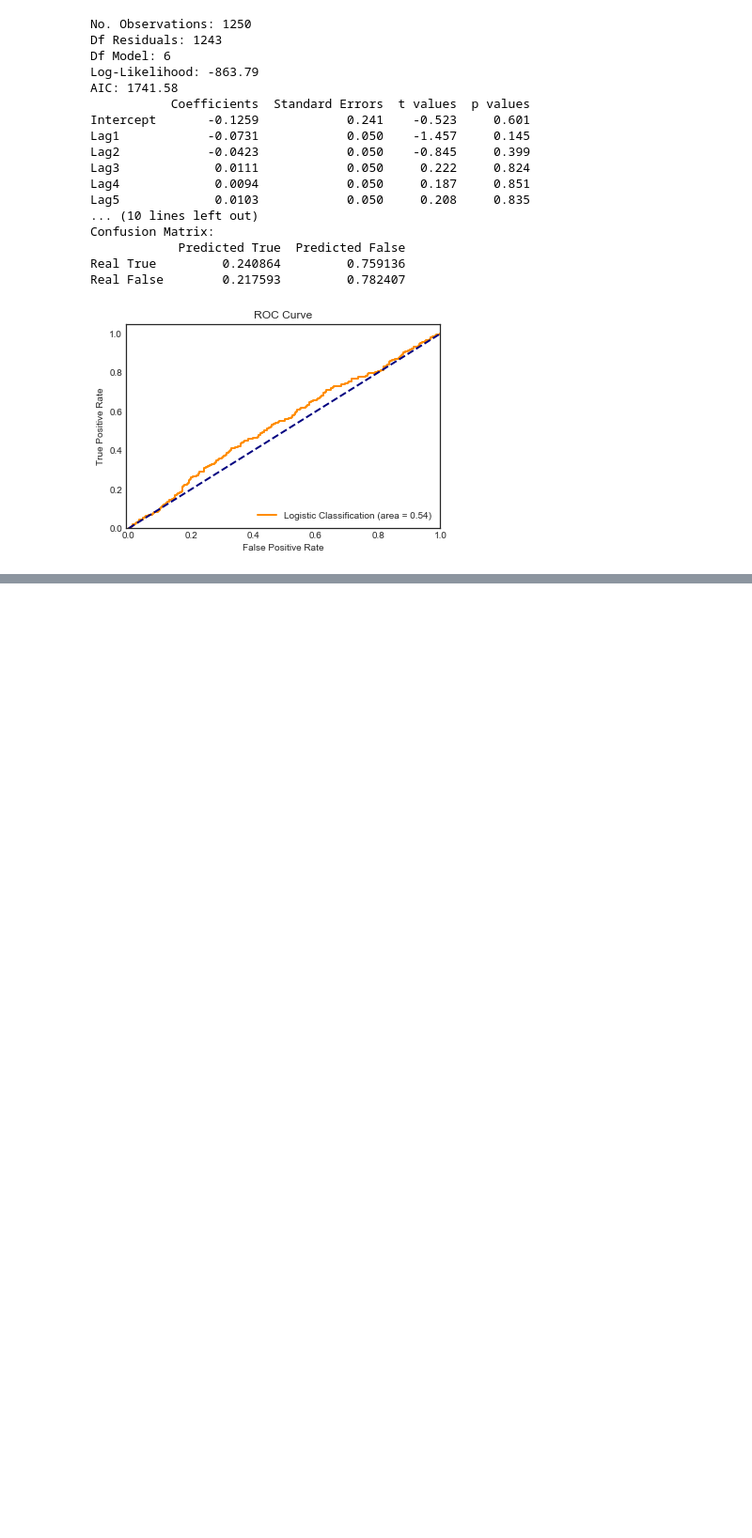
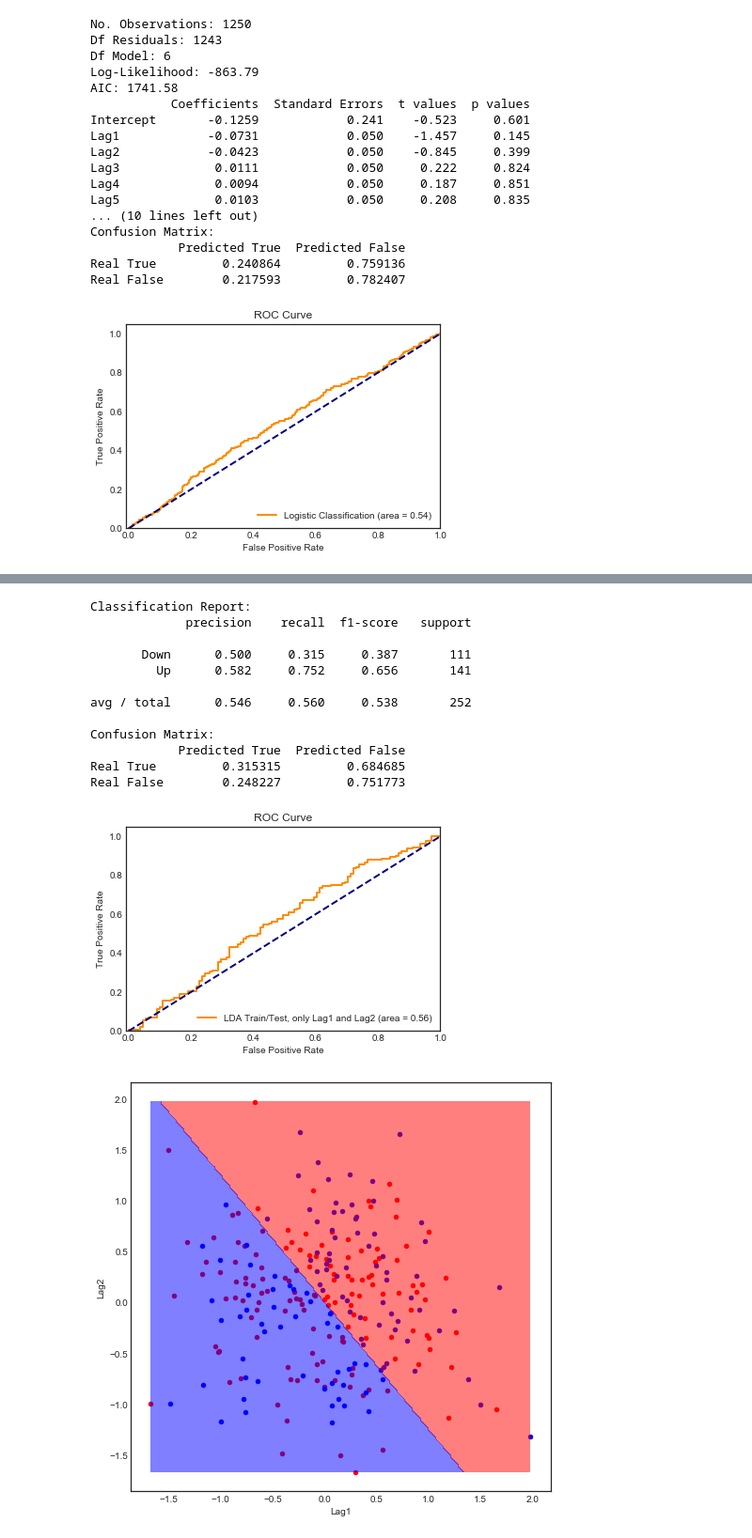
Before and after one commit to pedvide/ISLR_Python, a Jupyter notebook: Chapter4_classification.ipynb, the cells around one changed output, grey strips where cells are left out. Shown at 94% size. Cells and saved outputs as stored; diff of their text form; code cells hidden in the pictures; blank space fills up the shorter version.

```diff
--- a/Chapter4_classification.ipynb
+++ b/Chapter4_classification.ipynb
@@ -157,7 +157,7 @@ Optimization terminated successfully.
 # %% [markdown]
 # 4.4 Linear Discriminant Analysis
 # %%
-def plot_LDA(mean1=-2, mean2=1, mean3=2, sigma1=0.5, sigma2=0.5):
+def generate_LDA(mean1=-2, mean2=1, mean3=2, sigma1=0.5, sigma2=0.5):
     mean1 = mean1*np.array([1, 1])
     mean2 = mean2*np.array([1, 1])
     mean3 = mean3*np.array([1, -1])
@@ -575,0 +606,16 @@ Real False        0.687943         0.312057
+# %%
+# use only Lag1 and Lag2
+X_train = X_train[['Lag1','Lag2']]
+X_test = X_test[['Lag1','Lag2']]
+# %%
+lda = LinearDiscriminantAnalysis()
+lda.fit(X_train, y_train)
+print('Prior probabilities of groups: ')
+print(pd.DataFrame(data=lda.priors_.reshape((1,2)), columns=['Down', 'Up'], index=['']))
+print()
+print('Group means: ')
+print(pd.DataFrame(data=lda.means_, columns=X_train.columns, index=['Down', 'Up']))
+print()
+print('Coefficients of linear discriminant: ')
+print(pd.DataFrame(data=lda.scalings_, columns=['LDA1'], index=X_train.columns))
+print()
@@ -575,0 +636,19 @@ Real False        0.687943         0.312057
+# %%
+print_classification_statistics(lda, X_test, y_test, labels=['Down', 'Up'])
+plot_ROC(lda, X_test, y_test, label='LDA Train/Test, only Lag1 and Lag2')
+plot_LDA(lda, X_test, y_test)
+# %% [output]
+Classification Report:
+             precision    recall  f1-score   support
+
+       Down      0.500     0.315     0.387       111
+         Up      0.582     0.752     0.656       141
+
+avg / total      0.546     0.560     0.538       252
+
+Confusion Matrix:
+            Predicted True  Predicted False
+Real True         0.315315         0.684685
+Real False        0.248227         0.751773
+[figure, added]
+[figure, added]
```
Also changed, not shown: parts of 12 cells of this notebook.
